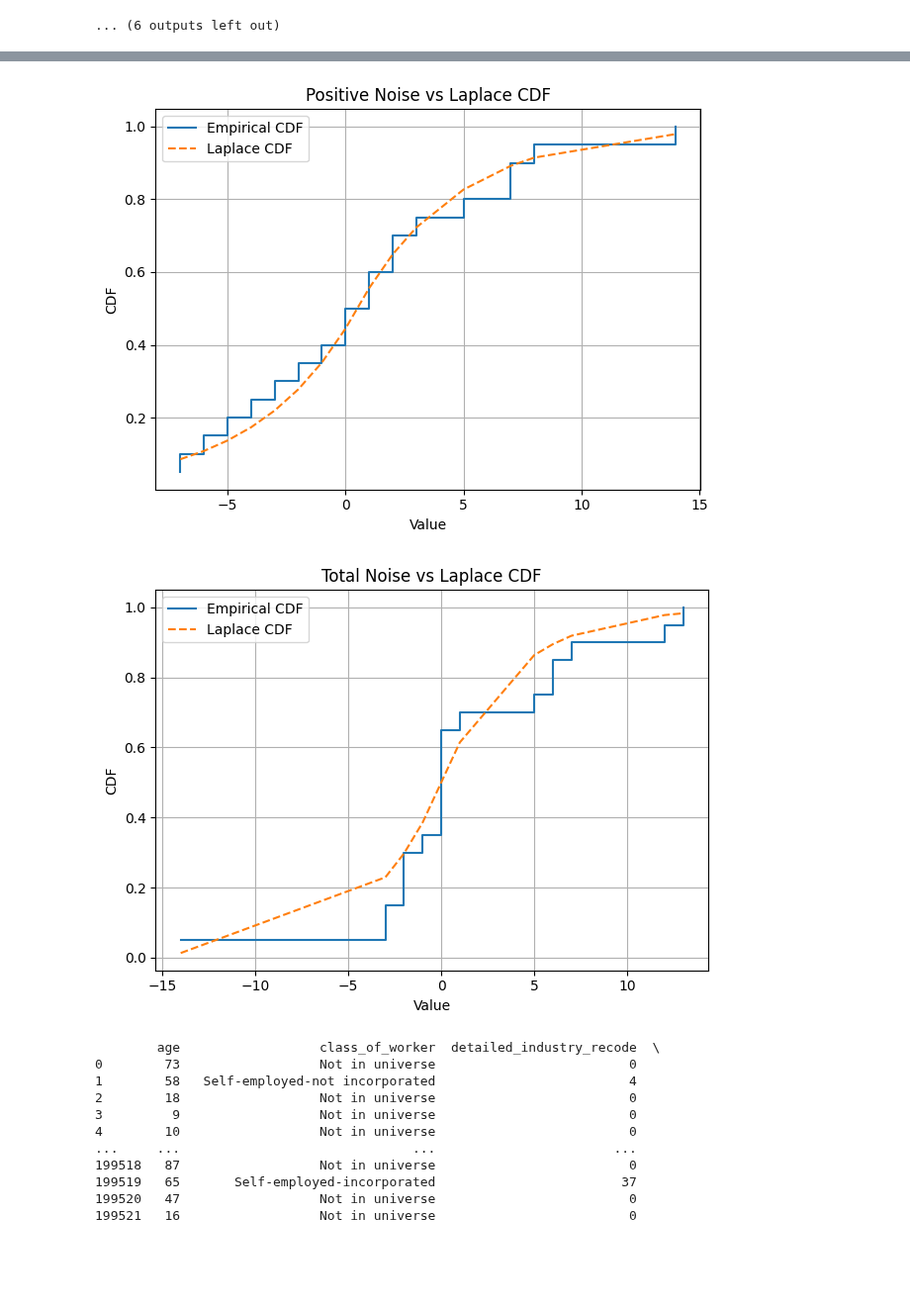
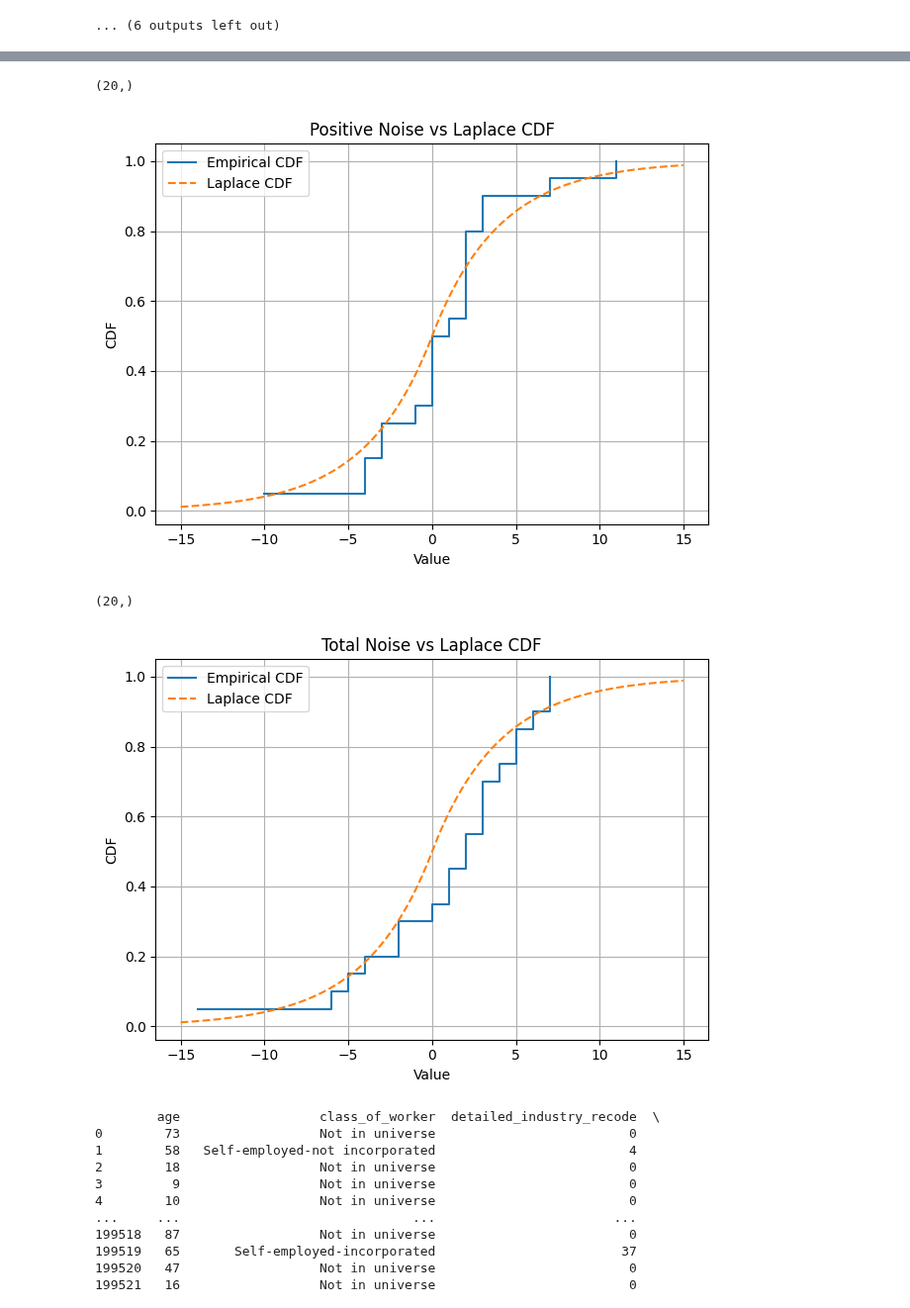
Before and after one commit to Kaya-Kaya/CMU-x-IDQuantique-Challenge, a Jupyter notebook: Task_4.ipynb, the cells around one changed output, grey strips where cells are left out. Shown at 99% size. Cells and saved outputs as stored; diff of their text form; code cells hidden in the pictures; blank space fills up the shorter version.

```diff
--- a/Task_4.ipynb
+++ b/Task_4.ipynb
@@ -264,33 +264,37 @@ plt.show()
 # %%
 import matplotlib.pyplot as plt
 
 def plot_cdf_vs_laplace(series, title):
+    print(series.shape)
     data = series.dropna().values
     data.sort()
 
-    loc = np.median(data)
-    scale = np.mean(np.abs(data - loc))
+    loc = 0
+    scale = 1 / epsilon
 
     # CDF from observed/empircal data
     ecdf = np.arange(1, len(data)+1) / len(data)
     # Theoretical CDF
-    laplace_cdf = laplace.cdf(data, loc=loc, scale=scale)
+    garp = (np.arange(1000) / 1000) * 30 - 15
+    laplace_cdf = laplace.cdf(garp, loc=loc, scale=scale)
 
     plt.plot(data, ecdf, drawstyle='steps-post', label='Empirical CDF')
-    plt.plot(data, laplace_cdf, linestyle='--', label='Laplace CDF')
+    plt.plot(garp, laplace_cdf, linestyle='--', label='Laplace CDF')
     plt.title(title)
     plt.xlabel("Value")
     plt.ylabel("CDF")
     plt.legend()
     plt.grid(True)
     plt.tight_layout()
     plt.show()
 
 plot_cdf_vs_laplace(hiv_df_differential_privacy['Positive'] - hiv_df['Positive'], "Positive Noise vs Laplace CDF")
 plot_cdf_vs_laplace(hiv_df_differential_privacy['Total'] - hiv_df['Total'], "Total Noise vs Laplace CDF")
 # %% [output]
+(20,)
-[figure, old version]
+[figure, new version]
+(20,)
-[figure, old version]
+[figure, new version]
 # %%
 columns = [
     'age', 'class_of_worker', 'detailed_industry_recode', 'detailed_occupation_recode',
```
Also changed, not shown: parts of 8 cells of this notebook, 2 other files.
